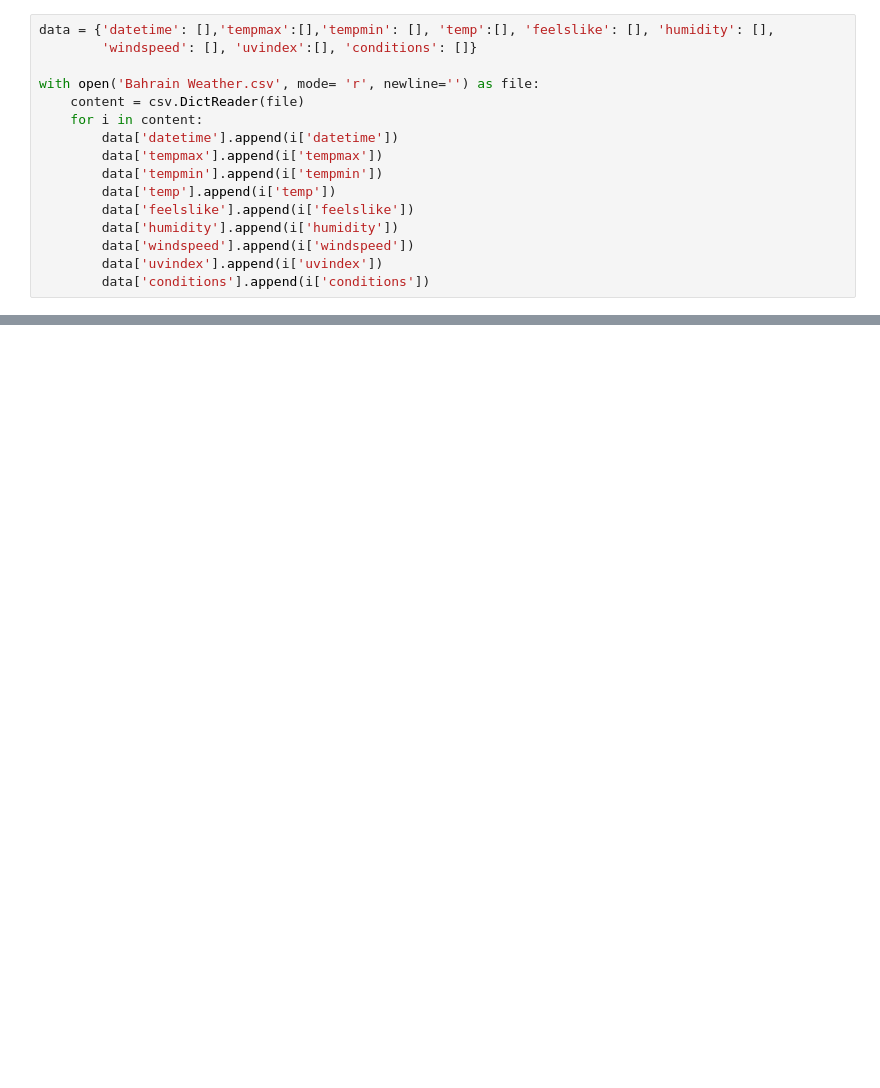
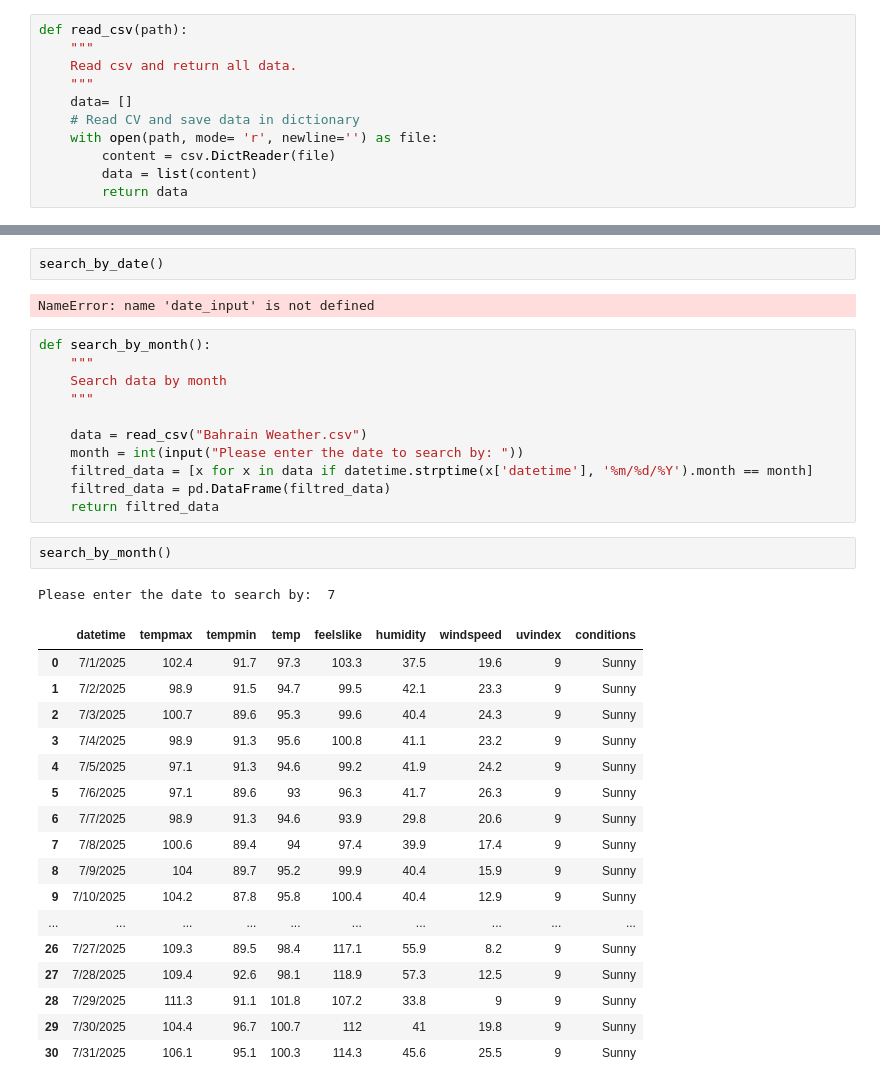
Before and after one commit to hasoun295/DSP_PT_1_Project_thunder, a Jupyter notebook: Hasan.ipynb, the cells around one changed output, grey strips where cells are left out. Drawn from its saved outputs; the diff is of its cells as text; blank space fills up the shorter version.

```diff
--- a/Hasan.ipynb
+++ b/Hasan.ipynb
@@ -4,16 +5,11 @@ from datetime import date, datetime, timedelta
 # %%
-data = {'datetime': [],'tempmax':[],'tempmin': [], 'temp':[], 'feelslike': [], 'humidity': [],
-        'windspeed': [], 'uvindex':[], 'conditions': []}
-
-with open('Bahrain Weather.csv', mode= 'r', newline='') as file:
-    content = csv.DictReader(file)
-    for i in content:
-        data['datetime'].append(i['datetime'])
-        data['tempmax'].append(i['tempmax'])
-        data['tempmin'].append(i['tempmin'])
-        data['temp'].append(i['temp'])
-        data['feelslike'].append(i['feelslike'])
-        data['humidity'].append(i['humidity'])
-        data['windspeed'].append(i['windspeed'])
-        data['uvindex'].append(i['uvindex'])
-        data['conditions'].append(i['conditions'])
+def read_csv(path):
+    """
+    Read csv and return all data.
+    """
+    data= []
+    # Read CV and save data in dictionary
+    with open(path, mode= 'r', newline='') as file:
+        content = csv.DictReader(file)
+        data = list(content)
+        return data
@@ -39,0 +47,36 @@ data
+# %%
+search_by_date()
+# %% [output]
+NameError: name 'date_input' is not defined
+# %%
+def search_by_month():
+    """
+    Search data by month
+    """
+
+    data = read_csv("Bahrain Weather.csv")
+    month = int(input("Please enter the date to search by: "))
+    filtred_data = [x for x in data if datetime.strptime(x['datetime'], '%m/%d/%Y').month == month]
+    filtred_data = pd.DataFrame(filtred_data)
+    return filtred_data
+# %%
+search_by_month()
+# %% [output]
+Please enter the date to search by:  7
+|  | datetime | tempmax | tempmin | temp | feelslike | humidity | windspeed | uvindex | conditions |
+| 0 | 7/1/2025 | 102.4 | 91.7 | 97.3 | 103.3 | 37.5 | 19.6 | 9 | Sunny |
+| 1 | 7/2/2025 | 98.9 | 91.5 | 94.7 | 99.5 | 42.1 | 23.3 | 9 | Sunny |
+| 2 | 7/3/2025 | 100.7 | 89.6 | 95.3 | 99.6 | 40.4 | 24.3 | 9 | Sunny |
+| 3 | 7/4/2025 | 98.9 | 91.3 | 95.6 | 100.8 | 41.1 | 23.2 | 9 | Sunny |
+| 4 | 7/5/2025 | 97.1 | 91.3 | 94.6 | 99.2 | 41.9 | 24.2 | 9 | Sunny |
+| 5 | 7/6/2025 | 97.1 | 89.6 | 93 | 96.3 | 41.7 | 26.3 | 9 | Sunny |
+| 6 | 7/7/2025 | 98.9 | 91.3 | 94.6 | 93.9 | 29.8 | 20.6 | 9 | Sunny |
+| 7 | 7/8/2025 | 100.6 | 89.4 | 94 | 97.4 | 39.9 | 17.4 | 9 | Sunny |
+| 8 | 7/9/2025 | 104 | 89.7 | 95.2 | 99.9 | 40.4 | 15.9 | 9 | Sunny |
+| 9 | 7/10/2025 | 104.2 | 87.8 | 95.8 | 100.4 | 40.4 | 12.9 | 9 | Sunny |
+| ... | ... | ... | ... | ... | ... | ... | ... | ... | ... |
+| 26 | 7/27/2025 | 109.3 | 89.5 | 98.4 | 117.1 | 55.9 | 8.2 | 9 | Sunny |
+| 27 | 7/28/2025 | 109.4 | 92.6 | 98.1 | 118.9 | 57.3 | 12.5 | 9 | Sunny |
+| 28 | 7/29/2025 | 111.3 | 91.1 | 101.8 | 107.2 | 33.8 | 9 | 9 | Sunny |
+| 29 | 7/30/2025 | 104.4 | 96.7 | 100.7 | 112 | 41 | 19.8 | 9 | Sunny |
+| 30 | 7/31/2025 | 106.1 | 95.1 | 100.3 | 114.3 | 45.6 | 25.5 | 9 | Sunny |
```
Also changed, not shown: parts of 6 cells of this notebook.
